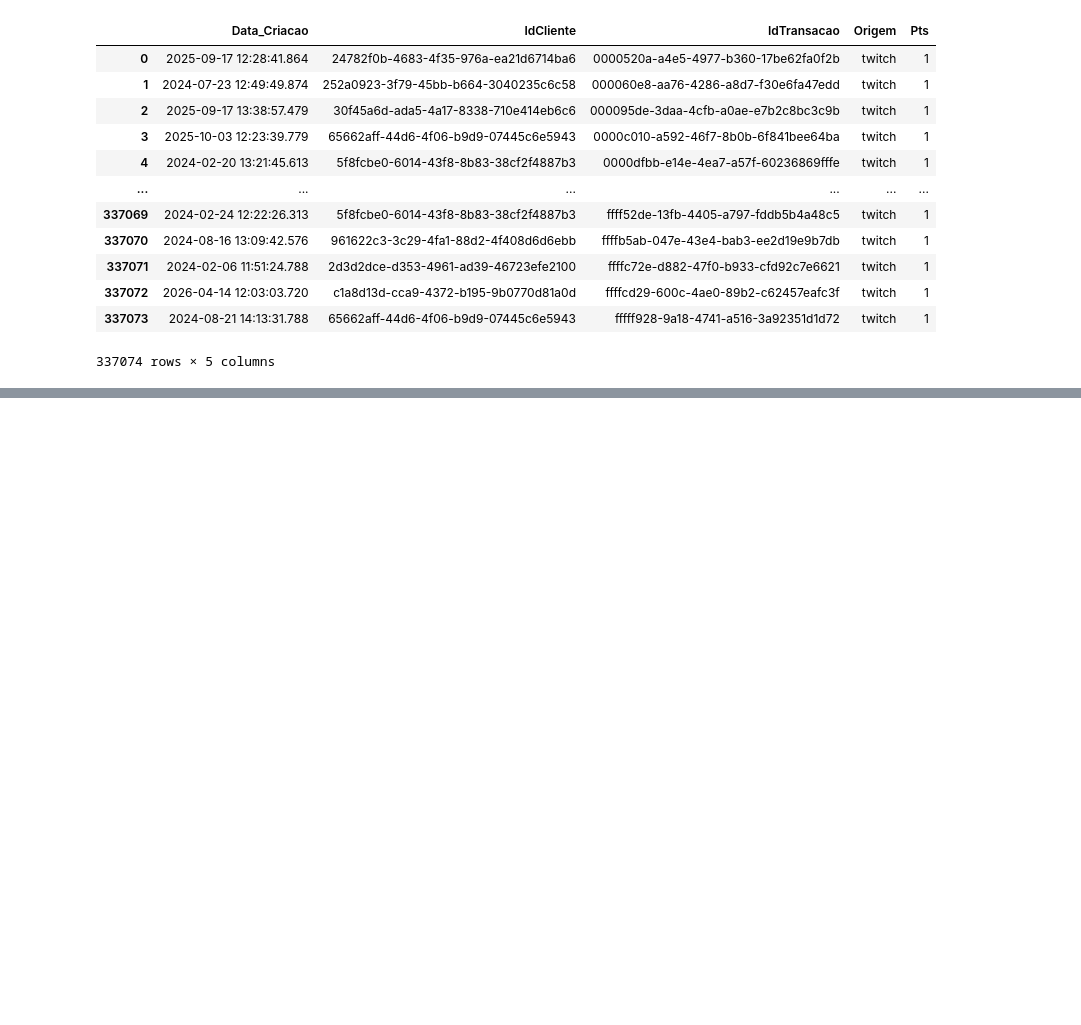
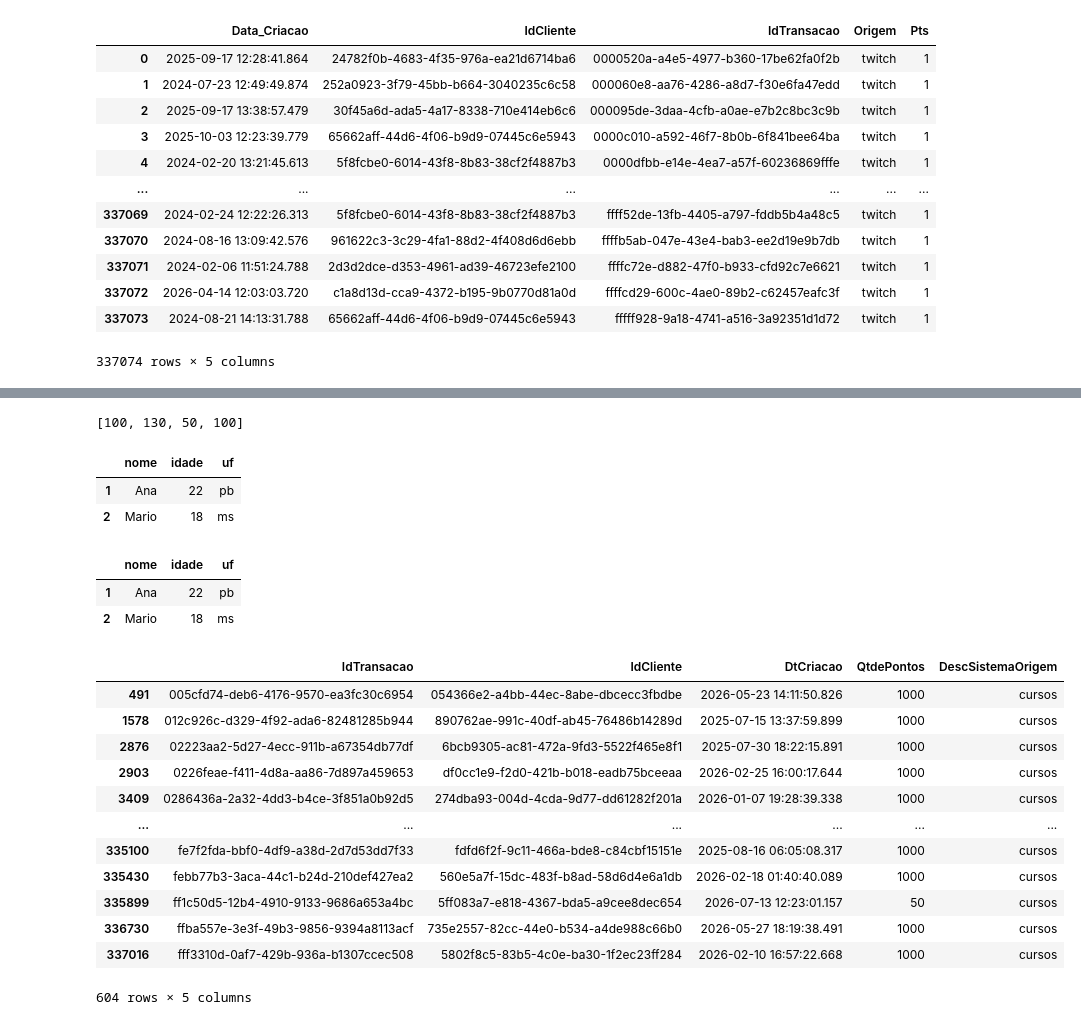
Before and after one commit to ga-lim/gabriel-estuda-dados, a Jupyter notebook: estudos-pandas/pandas_general.ipynb, the cells around one changed output, grey strips where cells are left out. Drawn from its saved outputs; the diff is of its cells as text; code cells hidden in the pictures; blank space fills up the shorter version.

Commit message:
Aula Pandas (Filtros) 19-07

```diff
--- a/estudos-pandas/pandas_general.ipynb
+++ b/estudos-pandas/pandas_general.ipynb
@@ -405,3 +405,6 @@ df_trans[colunas]
 | 337072 | 2026-04-14 12:03:03.720 | c1a8d13d-cca9-4372-b195-9b0770d81a0d | ffffcd29-600c-4ae0-89b2-c62457eafc3f | twitch | 1 |
 | 337073 | 2024-08-21 14:13:31.788 | 65662aff-44d6-4f06-b9d9-07445c6e5943 | fffff928-9a18-4741-a516-3a92351d1d72 | twitch | 1 |
 337074 rows × 5 columns
+# %%
+df = pd.read_csv('../data/transacoes.csv', sep=';')
+df.head()
@@ -407,0 +418,56 @@ df_trans[colunas]
+# %%
+pontos = [10, 1, 1, 1, 30, 100, 25, 130, 50, 40, 1, 1, 1, 1, 100, 10, 10, 25]
+
+maiores_pontos = [i for i in pontos if i >= 50]
+maiores_pontos
+
+filtro = []
+for i in pontos:
+    filtro.append(i>=50)
+
+resultado = []
+for i in range(len(pontos)):
+    if filtro[i]:
+        resultado.append(pontos[i])
+
+resultado
+# %% [output]
+[100, 130, 50, 100]
+# %%
+cadastro = pd.DataFrame({
+    'nome' : ['Gabriel', 'Ana', 'Mario'],
+    'idade' : [15, 22, 18],
+    'uf' : ['es', 'pb', 'ms']
+})
+
+filtro = cadastro['idade'] >= 18
+filtro
+
+cadastro[filtro]
+# %% [output]
+|  | nome | idade | uf |
+| 1 | Ana | 22 | pb |
+| 2 | Mario | 18 | ms |
+# %%
+cadastro[cadastro['idade'] >= 18]
+# %% [output]
+|  | nome | idade | uf |
+| 1 | Ana | 22 | pb |
+| 2 | Mario | 18 | ms |
+# %%
+filtro_pontos = (df['QtdePontos'] >= 50) & (df['DescSistemaOrigem'] != 'twitch')
+df[filtro_pontos]
+# %% [output]
+|  | IdTransacao | IdCliente | DtCriacao | QtdePontos | DescSistemaOrigem |
+| 491 | 005cfd74-deb6-4176-9570-ea3fc30c6954 | 054366e2-a4bb-44ec-8abe-dbcecc3fbdbe | 2026-05-23 14:11:50.826 | 1000 | cursos |
+| 1578 | 012c926c-d329-4f92-ada6-82481285b944 | 890762ae-991c-40df-ab45-76486b14289d | 2025-07-15 13:37:59.899 | 1000 | cursos |
+| 2876 | 02223aa2-5d27-4ecc-911b-a67354db77df | 6bcb9305-ac81-472a-9fd3-5522f465e8f1 | 2025-07-30 18:22:15.891 | 1000 | cursos |
+| 2903 | 0226feae-f411-4d8a-aa86-7d897a459653 | df0cc1e9-f2d0-421b-b018-eadb75bceeaa | 2026-02-25 16:00:17.644 | 1000 | cursos |
+| 3409 | 0286436a-2a32-4dd3-b4ce-3f851a0b92d5 | 274dba93-004d-4cda-9d77-dd61282f201a | 2026-01-07 19:28:39.338 | 1000 | cursos |
+| ... | ... | ... | ... | ... | ... |
+| 335100 | fe7f2fda-bbf0-4df9-a38d-2d7d53dd7f33 | fdfd6f2f-9c11-466a-bde8-c84cbf15151e | 2025-08-16 06:05:08.317 | 1000 | cursos |
+| 335430 | febb77b3-3aca-44c1-b24d-210def427ea2 | 560e5a7f-15dc-483f-b8ad-58d6d4e6a1db | 2026-02-18 01:40:40.089 | 1000 | cursos |
+| 335899 | ff1c50d5-12b4-4910-9133-9686a653a4bc | 5ff083a7-e818-4367-bda5-a9cee8dec654 | 2026-07-13 12:23:01.157 | 50 | cursos |
+| 336730 | ffba557e-3e3f-49b3-9856-9394a8113acf | 735e2557-82cc-44e0-b534-a4de988c66b0 | 2026-05-27 18:19:38.491 | 1000 | cursos |
+| 337016 | fff3310d-0af7-429b-936a-b1307ccec508 | 5802f8c5-83b5-4c0e-ba30-1f2ec23ff284 | 2026-02-10 16:57:22.668 | 1000 | cursos |
+604 rows × 5 columns
```
Also changed, not shown: parts of 2 cells of this notebook.
